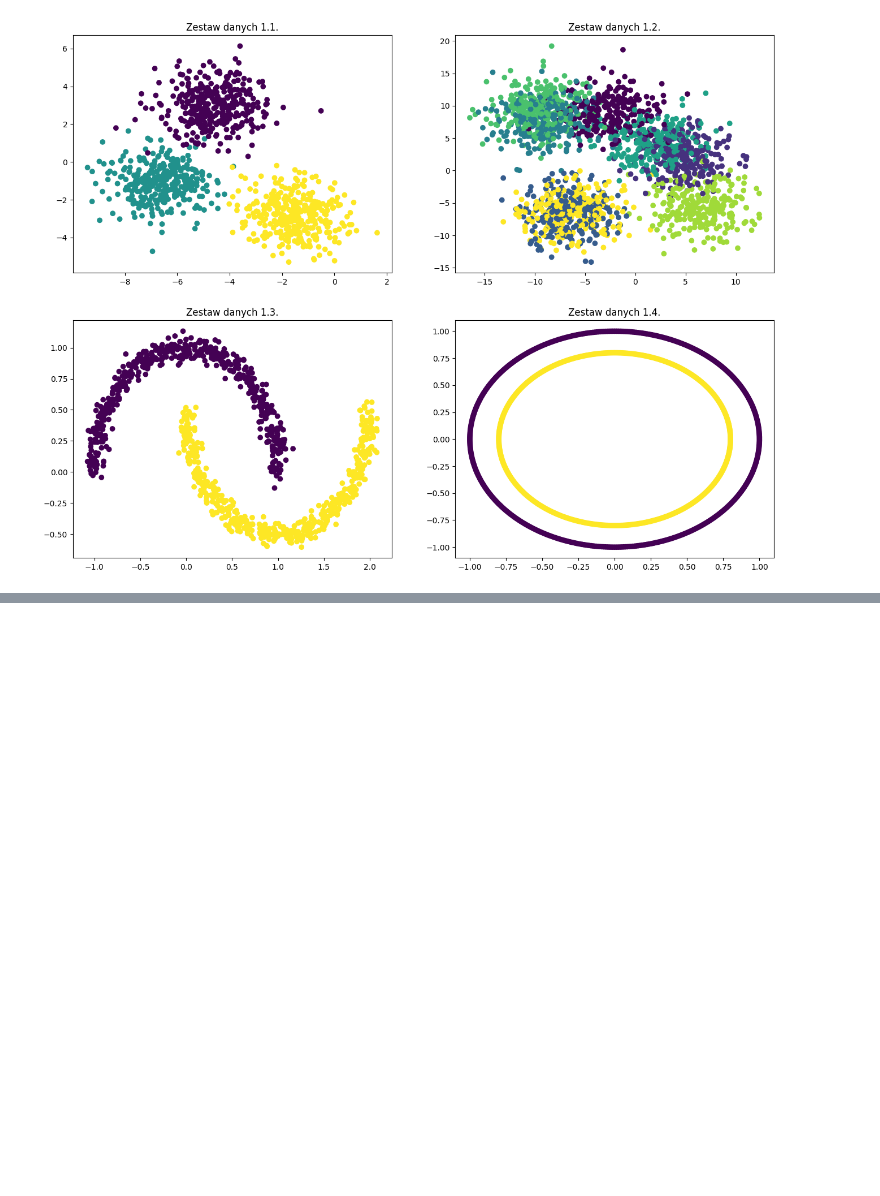
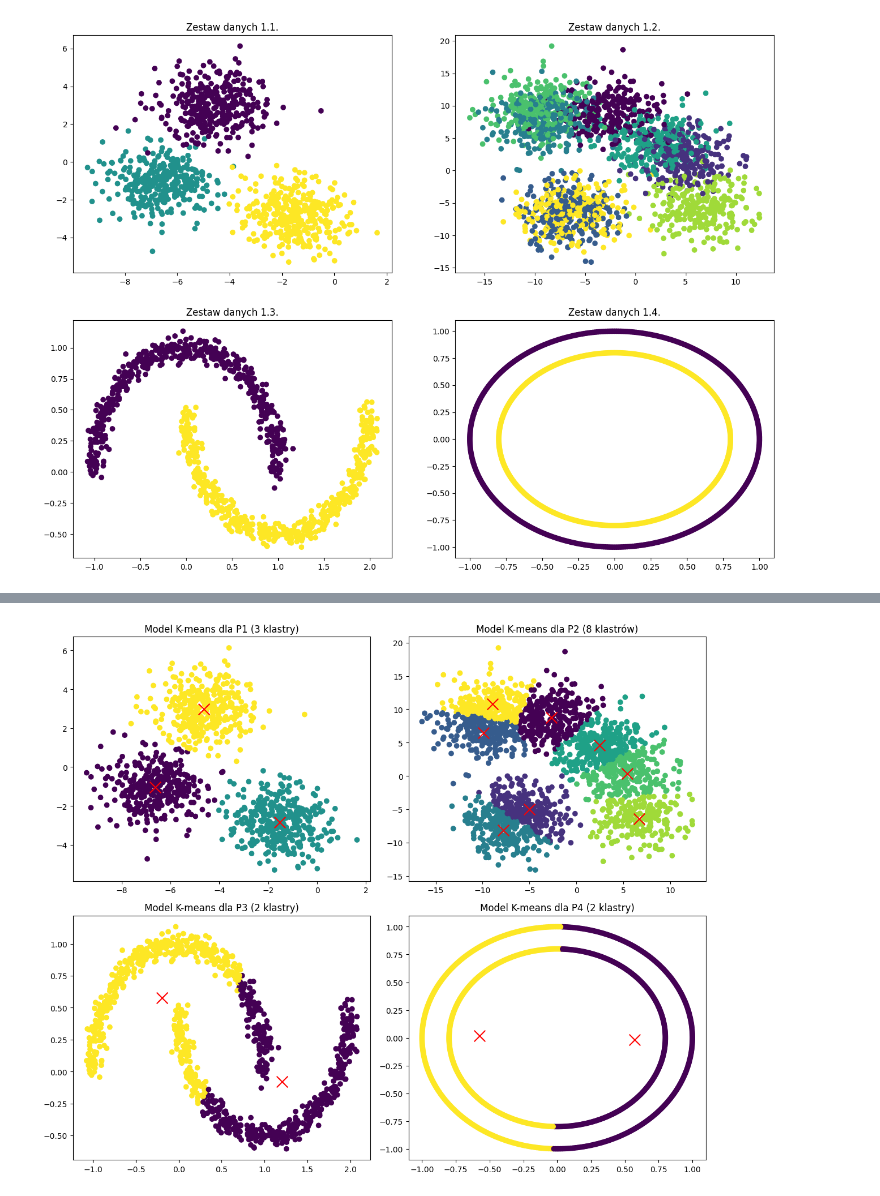
Before and after one commit to lukaszlewickii/Laboratorium-maszynowej-analizy-danych, a Jupyter notebook: Laborki 2 - 9.10/main.ipynb, the cells around one changed output, grey strips where cells are left out. Drawn from its saved outputs; the diff is of its cells as text; code cells hidden in the pictures; blank space fills up the shorter version.

```diff
--- a/Laborki 2 - 9.10/main.ipynb
+++ b/Laborki 2 - 9.10/main.ipynb
@@ -71,0 +85,41 @@ array([1, 1, 1, 2, 1, 0, 1, 1, 0, 0, 2, 1, 2, 1, 1, 0, 1, 0, 2, 1, 1, 1,
+# %%
+# Zbiór danych 1.1
+model_1 = KMeans(n_clusters=3, random_state=3042019).fit(set_1[0])
+
+# Zbiór danych 1.2
+model_2 = KMeans(n_clusters=8, random_state=42).fit(set_2[0])
+
+# Zbiór danych 1.3
+model_3 = KMeans(n_clusters=2).fit(set_3[0])
+
+# Zbiór danych 1.4
+model_4 = KMeans(n_clusters=2).fit(set_4[0])
+
+# Tworzenie subplotów
+fig, axs = plt.subplots(2, 2, figsize=(12, 10))
+
+# Wizualizacja modelu 1
+axs[0, 0].scatter(set_1[0][:, 0], set_1[0][:, 1], c=model_1.labels_, cmap='viridis')
+axs[0, 0].scatter(model_1.cluster_centers_[:, 0], model_1.cluster_centers_[:, 1], c='red', marker='x', s=200, label='Centroids')
+axs[0, 0].set_title('Model K-means dla P1 (3 klastry)')
+
+# Wizualizacja modelu 2
+axs[0, 1].scatter(set_2[0][:, 0], set_2[0][:, 1], c=model_2.labels_, cmap='viridis')
+axs[0, 1].scatter(model_2.cluster_centers_[:, 0], model_2.cluster_centers_[:, 1], c='red', marker='x', s=200, label='Centroids')
+axs[0, 1].set_title('Model K-means dla P2 (8 klastrów)')
+
+# Wizualizacja modelu 3
+axs[1, 0].scatter(set_3[0][:, 0], set_3[0][:, 1], c=model_3.labels_, cmap='viridis')
+axs[1, 0].scatter(model_3.cluster_centers_[:, 0], model_3.cluster_centers_[:, 1], c='red', marker='x', s=200, label='Centroids')
+axs[1, 0].set_title('Model K-means dla P3 (2 klastry)')
+
+# Wizualizacja modelu 4
+axs[1, 1].scatter(set_4[0][:, 0], set_4[0][:, 1], c=model_4.labels_, cmap='viridis')
+axs[1, 1].scatter(model_4.cluster_centers_[:, 0], model_4.cluster_centers_[:, 1], c='red', marker='x', s=200, label='Centroids')
+axs[1, 1].set_title('Model K-means dla P4 (2 klastry)')
+
+# Wyświetlenie wszystkich subplotów
+plt.tight_layout()
+plt.show()
+# %% [output]
+[figure, added]
```
Also changed, not shown: parts of 7 cells of this notebook.
